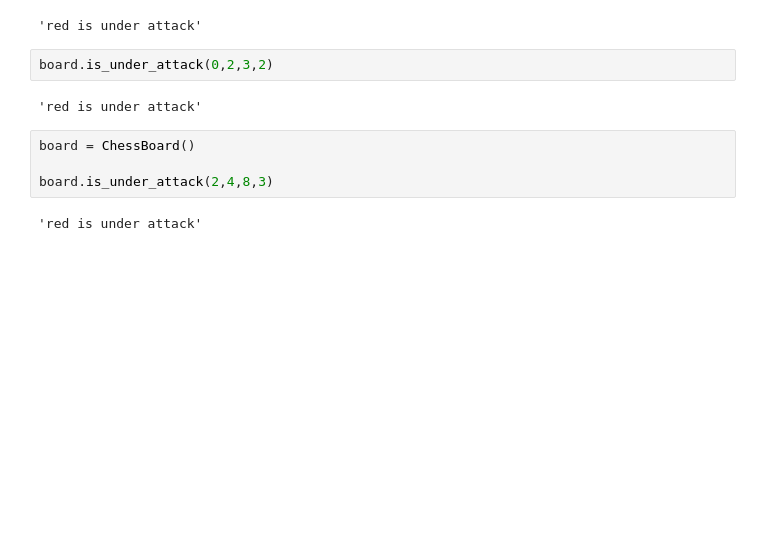
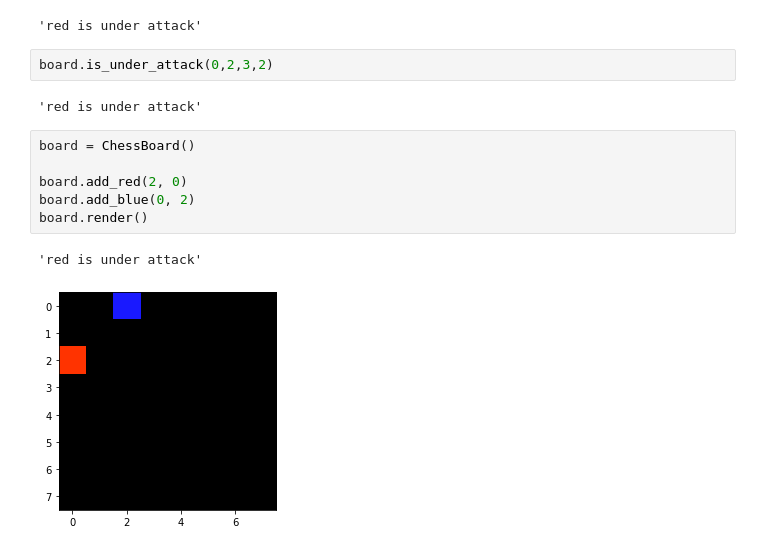
Before and after one commit to corey-marchand/chess-board, a Jupyter notebook: chess_board.ipynb, the cells around one changed output. Cells and saved outputs as stored; diff of their text form; blank space fills up the shorter version.

```diff
--- a/chess_board.ipynb
+++ b/chess_board.ipynb
@@ -59,9 +59,12 @@ board.is_under_attack(4, 6, 4, 7)
 board.is_under_attack(0,2,3,2)
 # %% [output]
 'red is under attack'
-# %%
-board = ChessBoard()
-
-board.is_under_attack(2,4,8,3)
-# %% [output]
-'red is under attack'
+# %%
+board = ChessBoard()
+
+board.add_red(2, 0)
+board.add_blue(0, 2)
+board.render()
+# %% [output]
+'red is under attack'
+[figure, added]
```
Also changed, not shown: 1 other file.
